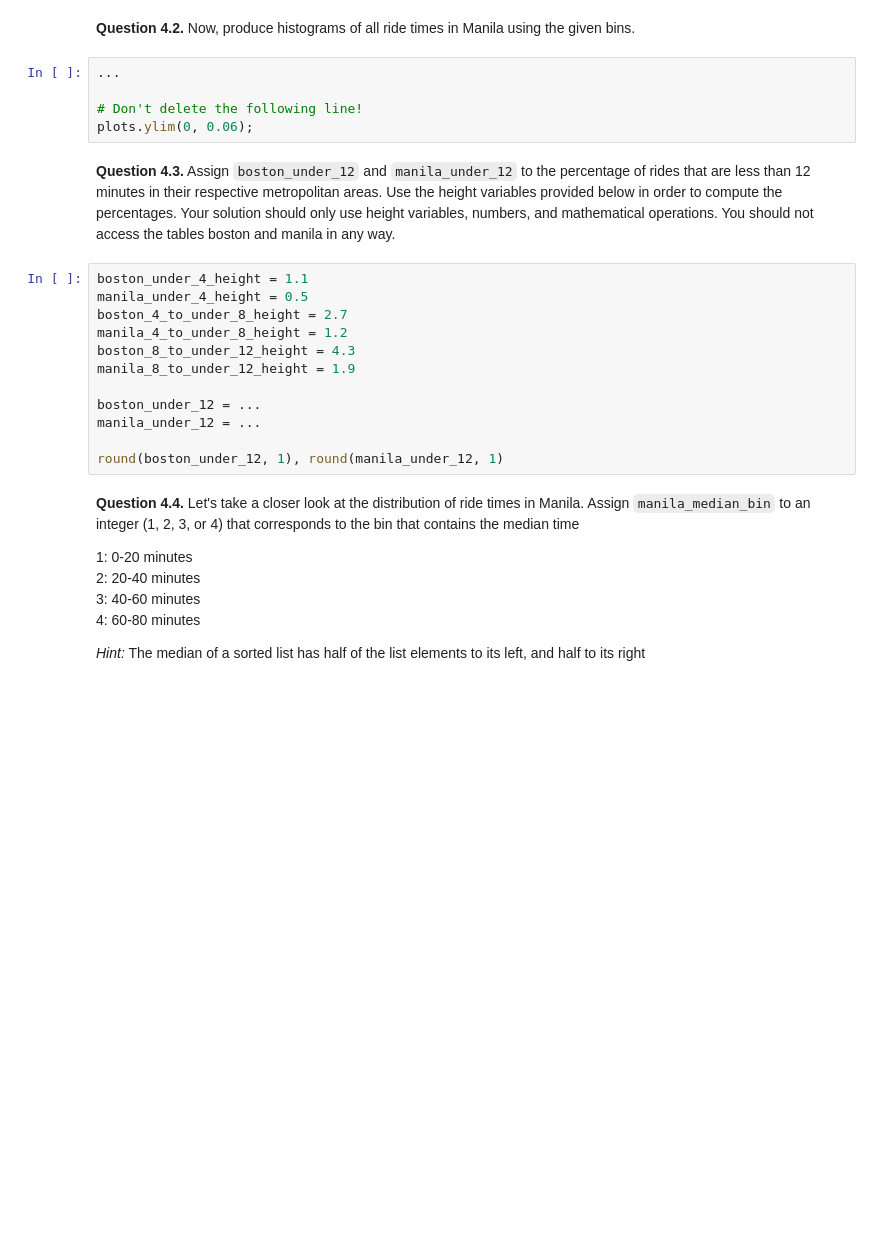
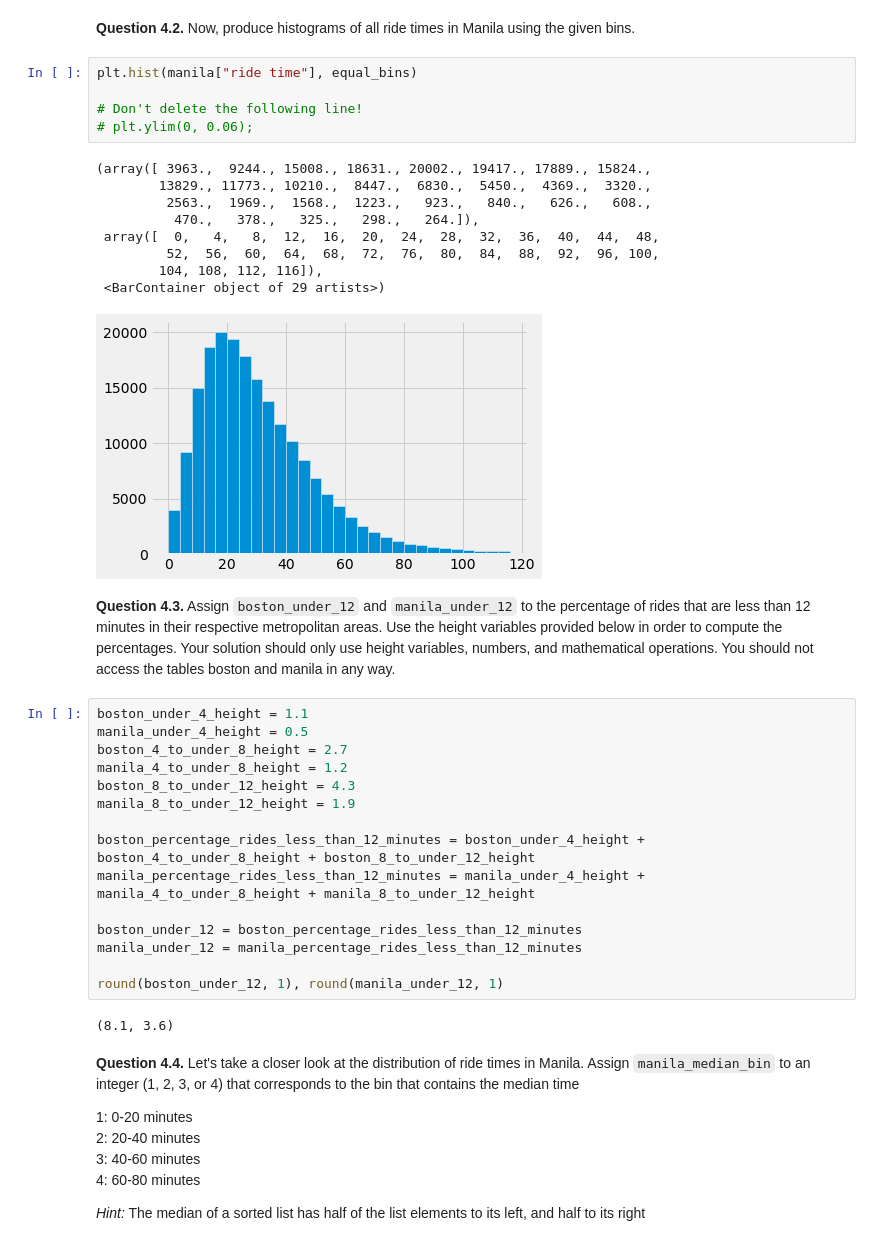
Before and after one commit to awar2170/STOR_120, a Jupyter notebook: Unit3_PythonBasics_Manipulate_Visualize_Data/STOR 120 - hw03.ipynb, the cells around one changed output. Drawn from its saved outputs; the diff is of its cells as text; blank space fills up the shorter version.

```diff
--- a/Unit3_PythonBasics_Manipulate_Visualize_Data/STOR 120 - hw03.ipynb
+++ b/Unit3_PythonBasics_Manipulate_Visualize_Data/STOR 120 - hw03.ipynb
@@ -332,10 +454,20 @@ manual: true
 -->
 <!-- EXPORT TO PDF -->
 # %%
-...
+plt.hist(manila["ride time"], equal_bins)
 
 # Don't delete the following line!
-plots.ylim(0, 0.06);
+# plt.ylim(0, 0.06);
+# %% [output]
+(array([ 3963.,  9244., 15008., 18631., 20002., 19417., 17889., 15824.,
+        13829., 11773., 10210.,  8447.,  6830.,  5450.,  4369.,  3320.,
+         2563.,  1969.,  1568.,  1223.,   923.,   840.,   626.,   608.,
+          470.,   378.,   325.,   298.,   264.]),
+ array([  0,   4,   8,  12,  16,  20,  24,  28,  32,  36,  40,  44,  48,
+         52,  56,  60,  64,  68,  72,  76,  80,  84,  88,  92,  96, 100,
+        104, 108, 112, 116]),
+ <BarContainer object of 29 artists>)
+[figure, added]
 # %% [markdown]
 **Question 4.3.** Assign `boston_under_12` and `manila_under_12` to the percentage of rides that are less than 12 minutes in their respective metropolitan areas. Use the height variables provided below in order to compute the percentages. Your solution should only use height variables, numbers, and mathematical operations. You should not access the tables boston and manila in any way.
 
@@ -352,10 +484,15 @@ manila_4_to_under_8_height = 1.2
 boston_8_to_under_12_height = 4.3
 manila_8_to_under_12_height = 1.9
 
-boston_under_12 = ...
-manila_under_12 = ...
+boston_percentage_rides_less_than_12_minutes = boston_under_4_height + boston_4_to_under_8_height + boston_8_to_under_12_height
+manila_percentage_rides_less_than_12_minutes = manila_under_4_height + manila_4_to_under_8_height + manila_8_to_under_12_height
+
+boston_under_12 = boston_percentage_rides_less_than_12_minutes
+manila_under_12 = manila_percentage_rides_less_than_12_minutes
 
 round(boston_under_12, 1), round(manila_under_12, 1)
+# %% [output]
+(8.1, 3.6)
 # %% [markdown]
 **Question 4.4.** Let's take a closer look at the distribution of ride times in Manila. Assign `manila_median_bin` to an integer (1, 2, 3, or 4) that corresponds to the bin that contains the median time
 
```
Also changed, not shown: parts of 40 cells of this notebook, 5 other files.
